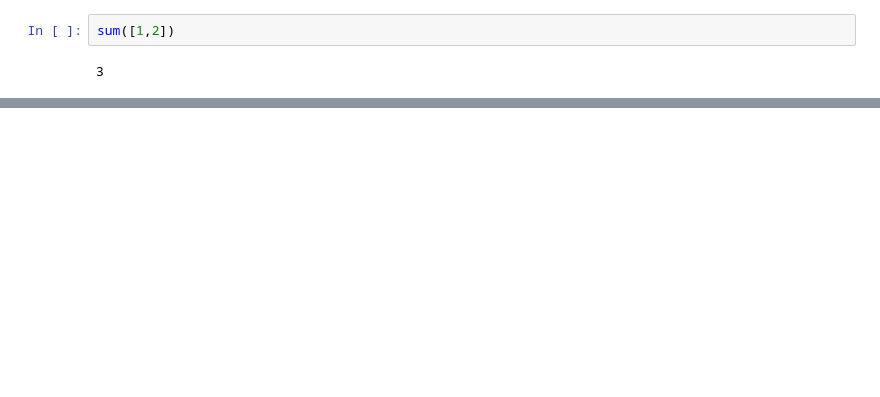
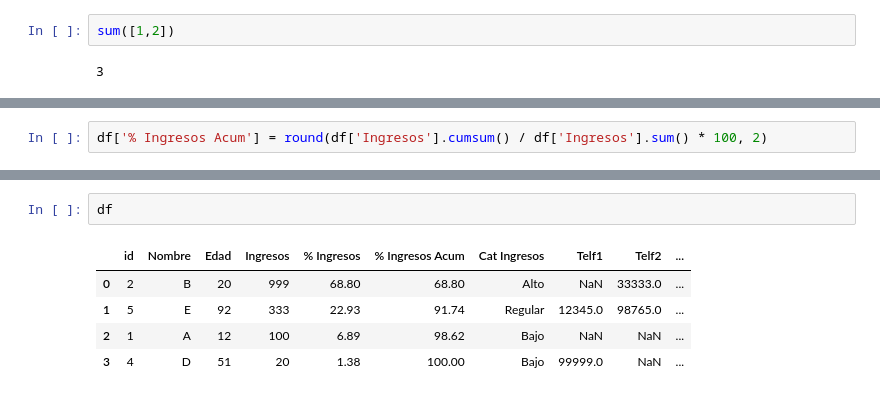
Before and after one commit to miltonarica92/proyecto_base, a Jupyter notebook: pandas_1.ipynb, the cells around one changed output, grey strips where cells are left out. Drawn from its saved outputs; the diff is of its cells as text; blank space fills up the shorter version.

```diff
--- a/pandas_1.ipynb
+++ b/pandas_1.ipynb
@@ -329,0 +444,2 @@ C.sum()
+# %%
+df['% Ingresos Acum'] = round(df['Ingresos'].cumsum() / df['Ingresos'].sum() * 100, 2)
@@ -329,0 +551,8 @@ C.sum()
+# %%
+df
+# %% [output]
+|  | id | Nombre | Edad | Ingresos | % Ingresos | % Ingresos Acum | Cat Ingresos | Telf1 | Telf2 | ... |
+| 0 | 2 | B | 20 | 999 | 68.80 | 68.80 | Alto | NaN | 33333.0 | ... |
+| 1 | 5 | E | 92 | 333 | 22.93 | 91.74 | Regular | 12345.0 | 98765.0 | ... |
+| 2 | 1 | A | 12 | 100 | 6.89 | 98.62 | Bajo | NaN | NaN | ... |
+| 3 | 4 | D | 51 | 20 | 1.38 | 100.00 | Bajo | 99999.0 | NaN | ... |
```
Also changed, not shown: parts of 59 cells of this notebook.
